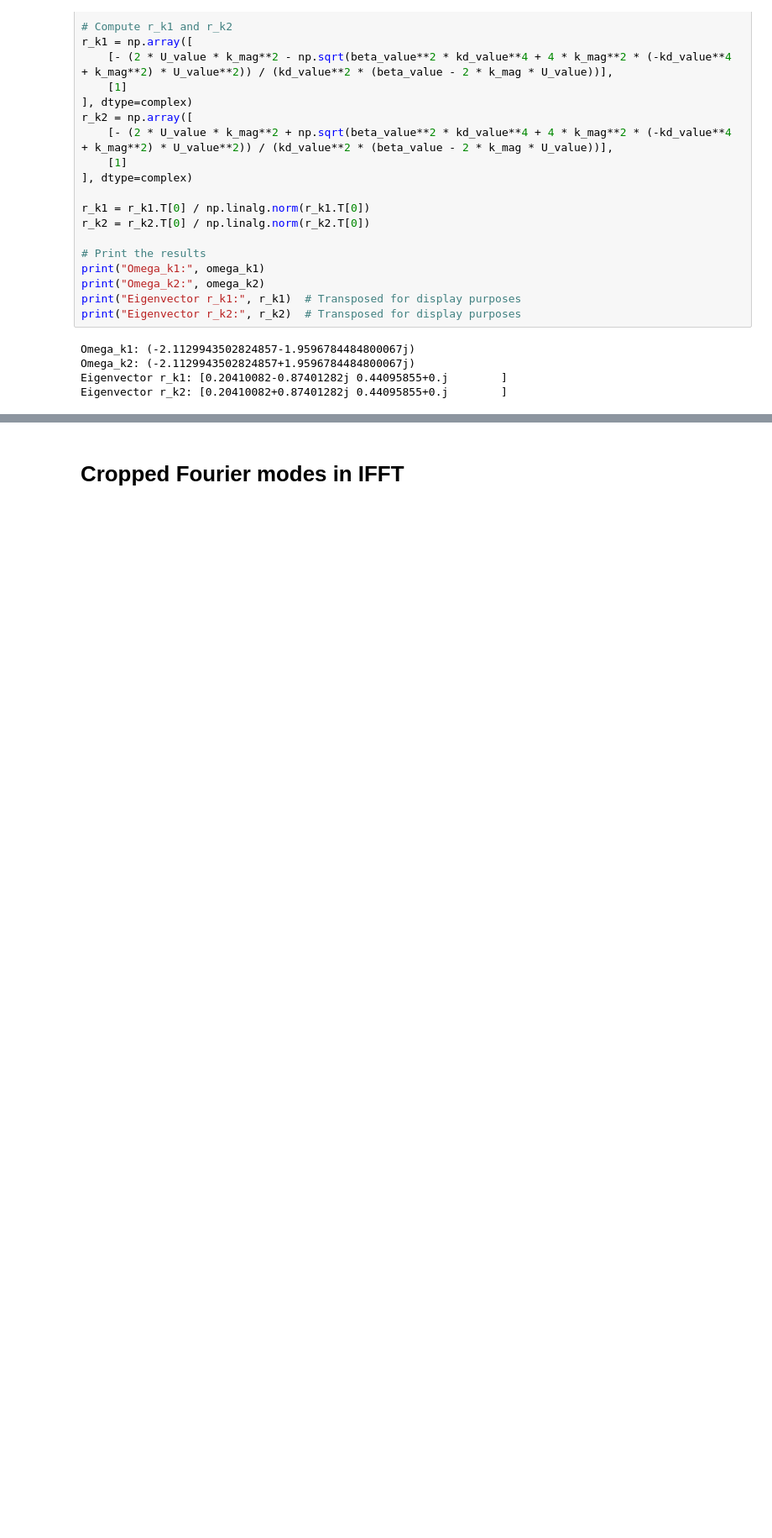
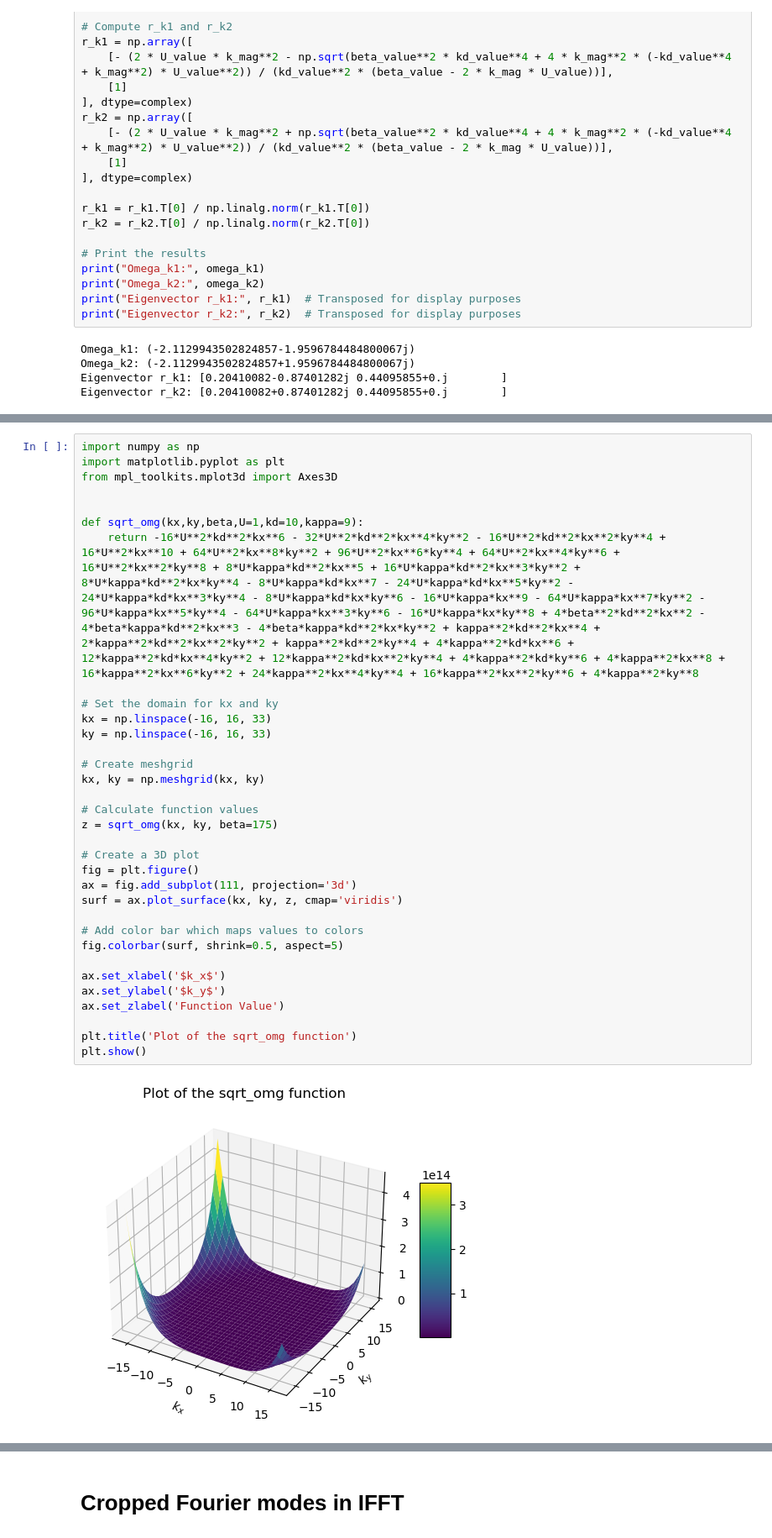
Before and after one commit to zhongruiw/LagrangianDA, a Jupyter notebook: code/LSM.ipynb, the cells around one changed output, grey strips where cells are left out. Shown at 84% size. Saved outputs shown, nothing was run; the diff lists cells and outputs as text; blank space fills up the shorter version.

```diff
--- a/code/LSM.ipynb
+++ b/code/LSM.ipynb
@@ -1845,0 +1914,35 @@ Eigenvector r_k2: [0.20410082+0.87401282j 0.44095855+0.j        ]
+# %%
+import numpy as np
+import matplotlib.pyplot as plt
+from mpl_toolkits.mplot3d import Axes3D
+
+
+def sqrt_omg(kx,ky,beta,U=1,kd=10,kappa=9):
+    return -16*U**2*kd**2*kx**6 - 32*U**2*kd**2*kx**4*ky**2 - 16*U**2*kd**2*kx**2*ky**4 + 16*U**2*kx**10 + 64*U**2*kx**8*ky**2 + 96*U**2*kx**6*ky**4 + 64*U**2*kx**4*ky**6 + 16*U**2*kx**2*ky**8 + 8*U*kappa*kd**2*kx**5 + 16*U*kappa*kd**2*kx**3*ky**2 + 8*U*kappa*kd**2*kx*ky**4 - 8*U*kappa*kd*kx**7 - 24*U*kappa*kd*kx**5*ky**2 - 24*U*kappa*kd*kx**3*ky**4 - 8*U*kappa*kd*kx*ky**6 - 16*U*kappa*kx**9 - 64*U*kappa*kx**7*ky**2 - 96*U*kappa*kx**5*ky**4 - 64*U*kappa*kx**3*ky**6 - 16*U*kappa*kx*ky**8 + 4*beta**2*kd**2*kx**2 - 4*beta*kappa*kd**2*kx**3 - 4*beta*kappa*kd**2*kx*ky**2 + kappa**2*kd**2*kx**4 + 2*kappa**2*kd**2*kx**2*ky**2 + kappa**2*kd**2*ky**4 + 4*kappa**2*kd*kx**6 + 12*kappa**2*kd*kx**4*ky**2 + 12*kappa**2*kd*kx**2*ky**4 + 4*kappa**2*kd*ky**6 + 4*kappa**2*kx**8 + 16*kappa**2*kx**6*ky**2 + 24*kappa**2*kx**4*ky**4 + 16*kappa**2*kx**2*ky**6 + 4*kappa**2*ky**8
+
+# Set the domain for kx and ky
+kx = np.linspace(-16, 16, 33)
+ky = np.linspace(-16, 16, 33)
+
+# Create meshgrid
+kx, ky = np.meshgrid(kx, ky)
+
+# Calculate function values
+z = sqrt_omg(kx, ky, beta=175)
+
+# Create a 3D plot
+fig = plt.figure()
+ax = fig.add_subplot(111, projection='3d')
+surf = ax.plot_surface(kx, ky, z, cmap='viridis')
+
+# Add color bar which maps values to colors
+fig.colorbar(surf, shrink=0.5, aspect=5)
+
+ax.set_xlabel('$k_x$')
+ax.set_ylabel('$k_y$')
+ax.set_zlabel('Function Value')
+
+plt.title('Plot of the sqrt_omg function')
+plt.show()
+# %% [output]
+[figure, added]
```
Also changed, not shown: parts of 17 cells of this notebook, 10 other files.
